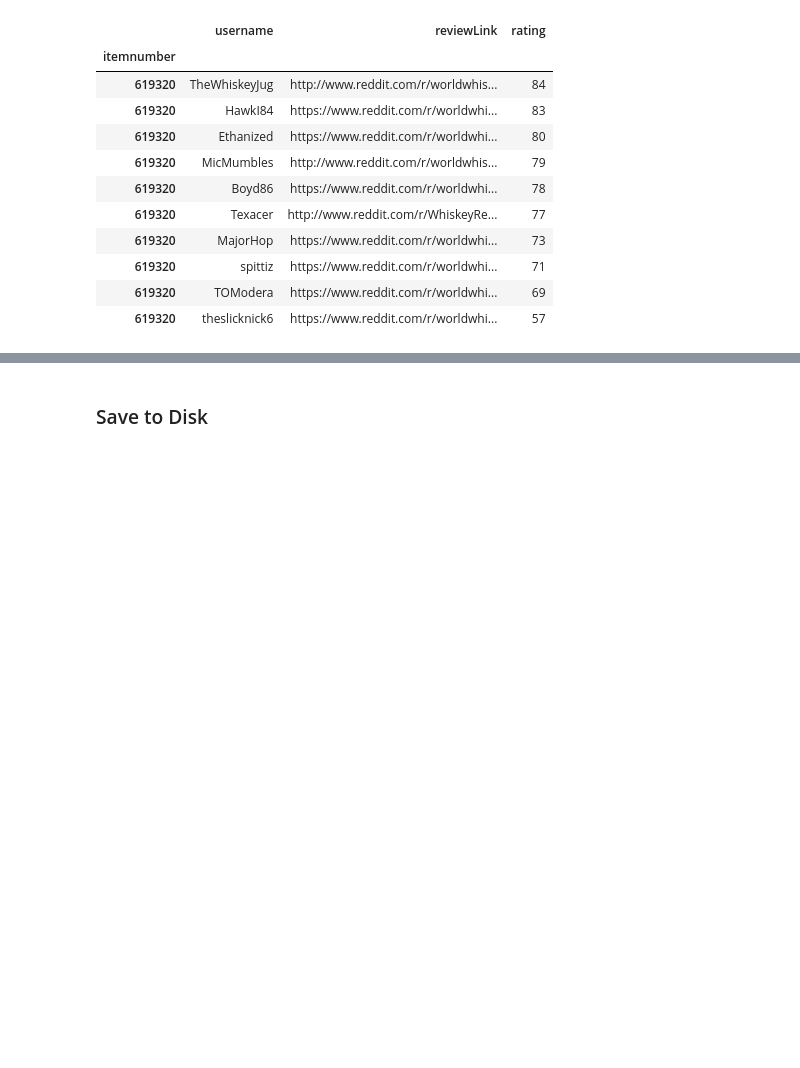
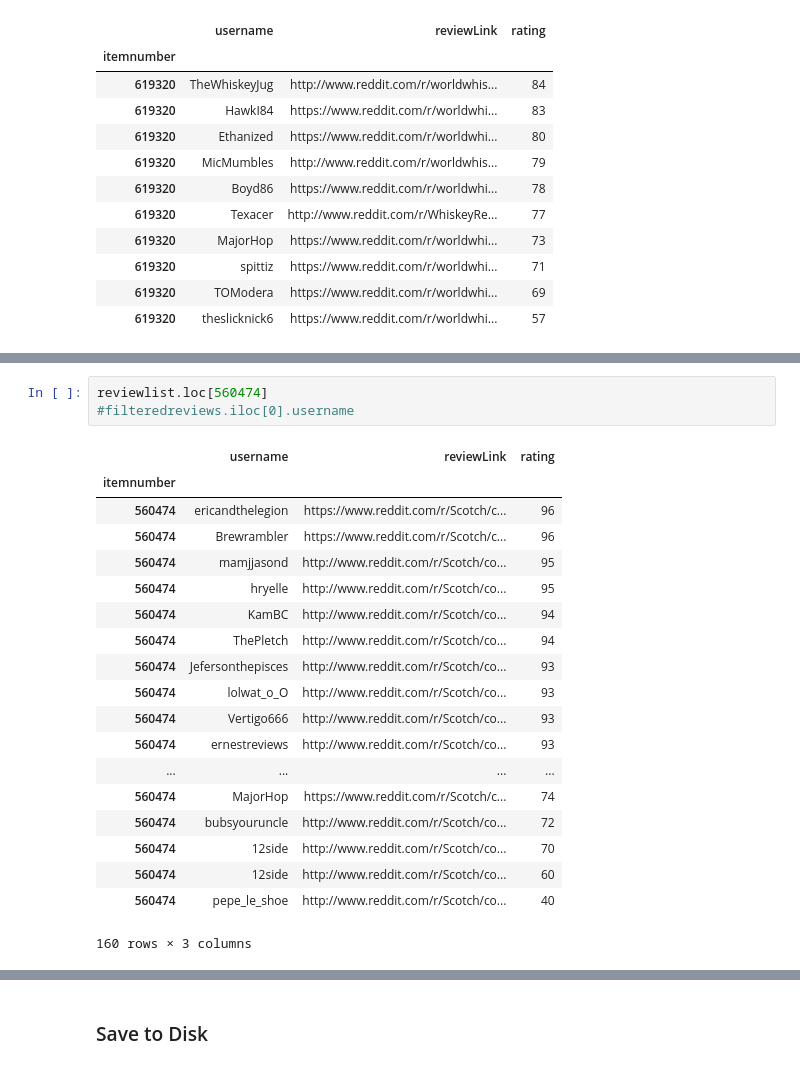
Before and after one commit to siegn/CSDA-1050F18S1, a Jupyter notebook: nsiegel/sprint_3/export_data.ipynb, the cells around one changed output, grey strips where cells are left out. Drawn from its saved outputs; the diff is of its cells as text; blank space fills up the shorter version.

```diff
--- a/nsiegel/sprint_3/export_data.ipynb
+++ b/nsiegel/sprint_3/export_data.ipynb
@@ -205,0 +221,23 @@ reviewlist.loc[619320]
+# %%
+reviewlist.loc[560474]
+#filteredreviews.iloc[0].username
+# %% [output]
+|  | username | reviewLink | rating |
+| itemnumber |  |  |  |
+| 560474 | ericandthelegion | https://www.reddit.com/r/Scotch/c... | 96 |
+| 560474 | Brewrambler | https://www.reddit.com/r/Scotch/c... | 96 |
+| 560474 | mamjjasond | http://www.reddit.com/r/Scotch/co... | 95 |
+| 560474 | hryelle | http://www.reddit.com/r/Scotch/co... | 95 |
+| 560474 | KamBC | http://www.reddit.com/r/Scotch/co... | 94 |
+| 560474 | ThePletch | http://www.reddit.com/r/Scotch/co... | 94 |
+| 560474 | Jefersonthepisces | http://www.reddit.com/r/Scotch/co... | 93 |
+| 560474 | lolwat_o_O | http://www.reddit.com/r/Scotch/co... | 93 |
+| 560474 | Vertigo666 | http://www.reddit.com/r/Scotch/co... | 93 |
+| 560474 | ernestreviews | http://www.reddit.com/r/Scotch/co... | 93 |
+| ... | ... | ... | ... |
+| 560474 | MajorHop | https://www.reddit.com/r/Scotch/c... | 74 |
+| 560474 | bubsyouruncle | http://www.reddit.com/r/Scotch/co... | 72 |
+| 560474 | 12side | http://www.reddit.com/r/Scotch/co... | 70 |
+| 560474 | 12side | http://www.reddit.com/r/Scotch/co... | 60 |
+| 560474 | pepe_le_shoe | http://www.reddit.com/r/Scotch/co... | 40 |
+160 rows × 3 columns
```
Also changed, not shown: parts of 3 cells of this notebook, 2 other files.
